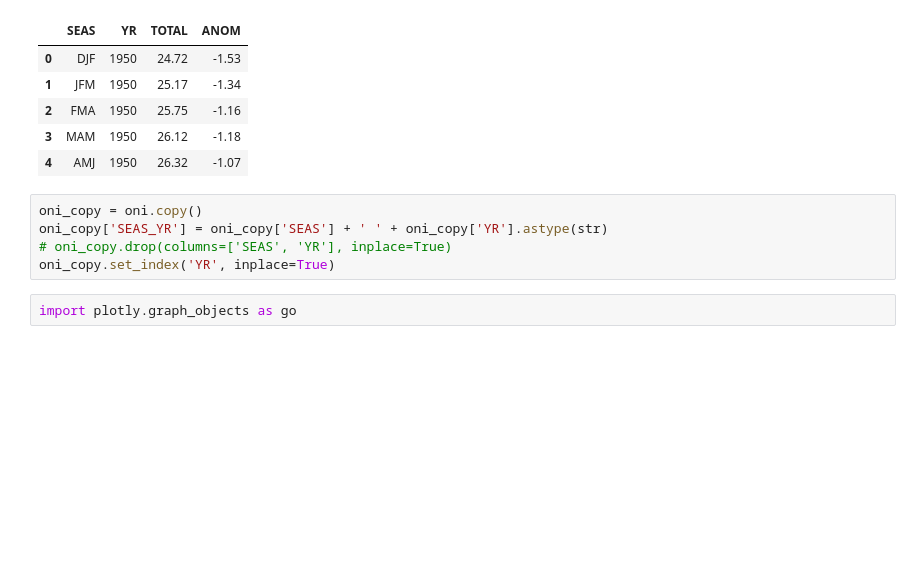
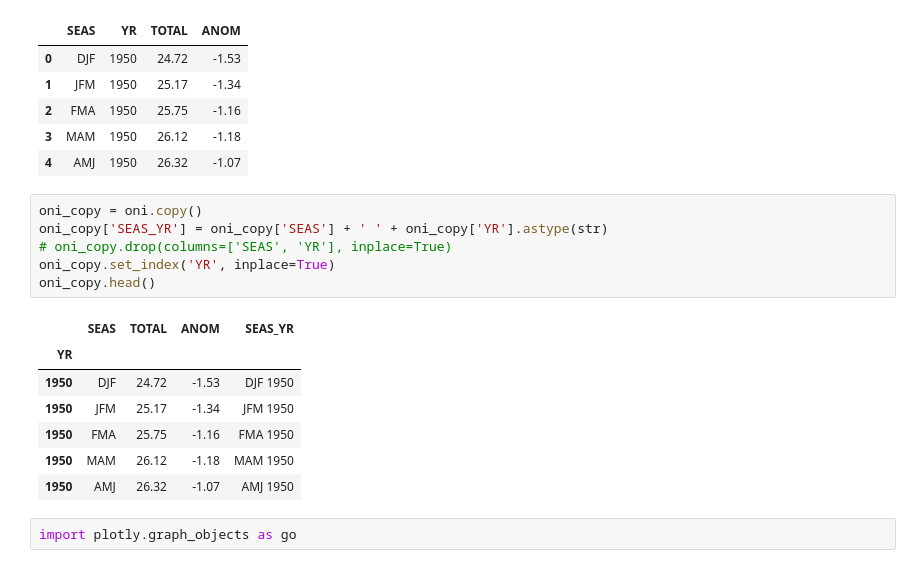
Before and after one commit to arjitpraveen/ONI-NOAA, a Jupyter notebook: main.ipynb, the cells around one changed output. Cells and saved outputs as stored; diff of their text form; blank space fills up the shorter version.

```diff
--- a/main.ipynb
+++ b/main.ipynb
@@ -32,8 +32,17 @@ oni.head()
 # %%
 oni_copy = oni.copy()
 oni_copy['SEAS_YR'] = oni_copy['SEAS'] + ' ' + oni_copy['YR'].astype(str)
 # oni_copy.drop(columns=['SEAS', 'YR'], inplace=True)
 oni_copy.set_index('YR', inplace=True)
+oni_copy.head()
+# %% [output]
+|  | SEAS | TOTAL | ANOM | SEAS_YR |
+| YR |  |  |  |  |
+| 1950 | DJF | 24.72 | -1.53 | DJF 1950 |
+| 1950 | JFM | 25.17 | -1.34 | JFM 1950 |
+| 1950 | FMA | 25.75 | -1.16 | FMA 1950 |
+| 1950 | MAM | 26.12 | -1.18 | MAM 1950 |
+| 1950 | AMJ | 26.32 | -1.07 | AMJ 1950 |
 # %%
 import plotly.graph_objects as go
 # %%
```
Also changed, not shown: parts of 2 cells of this notebook.
